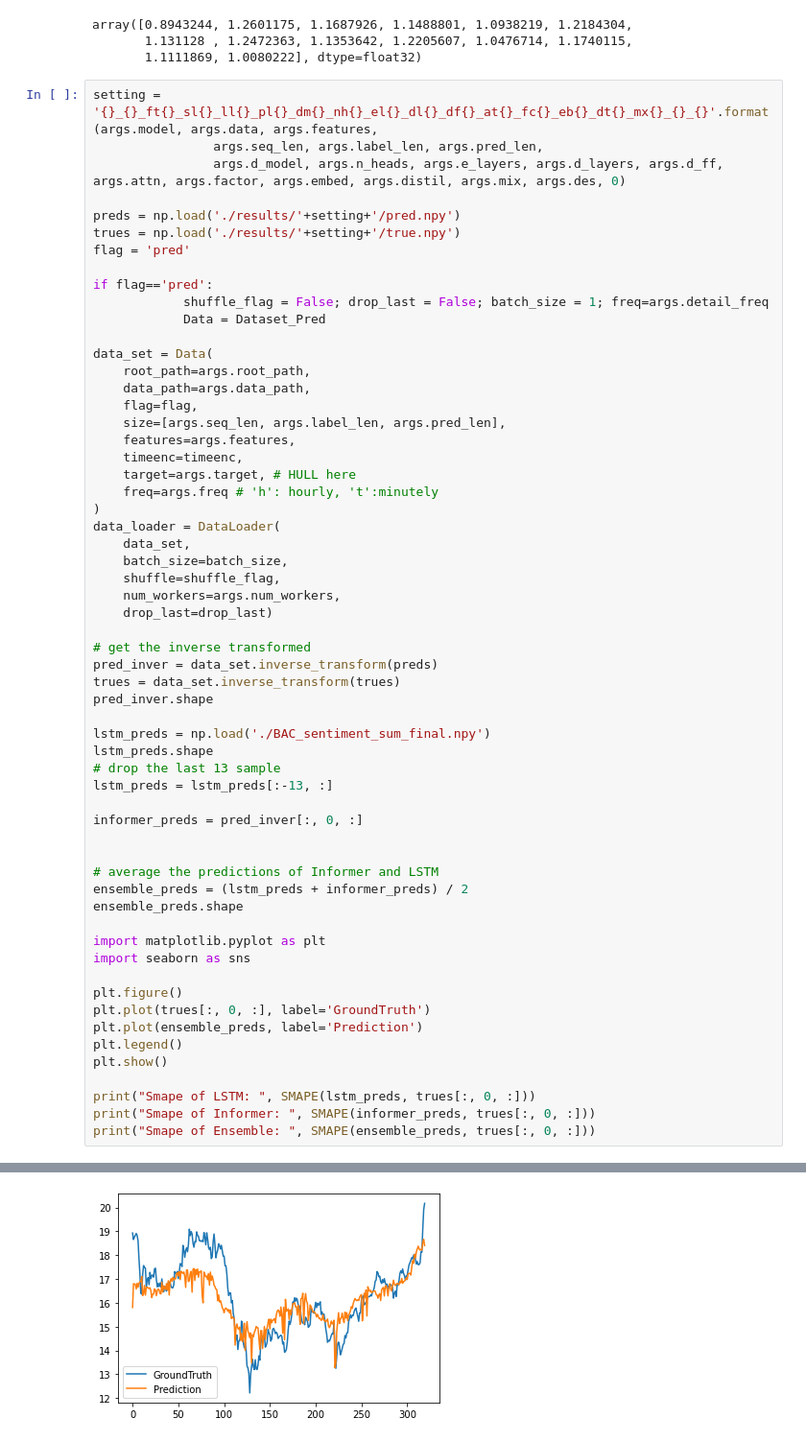
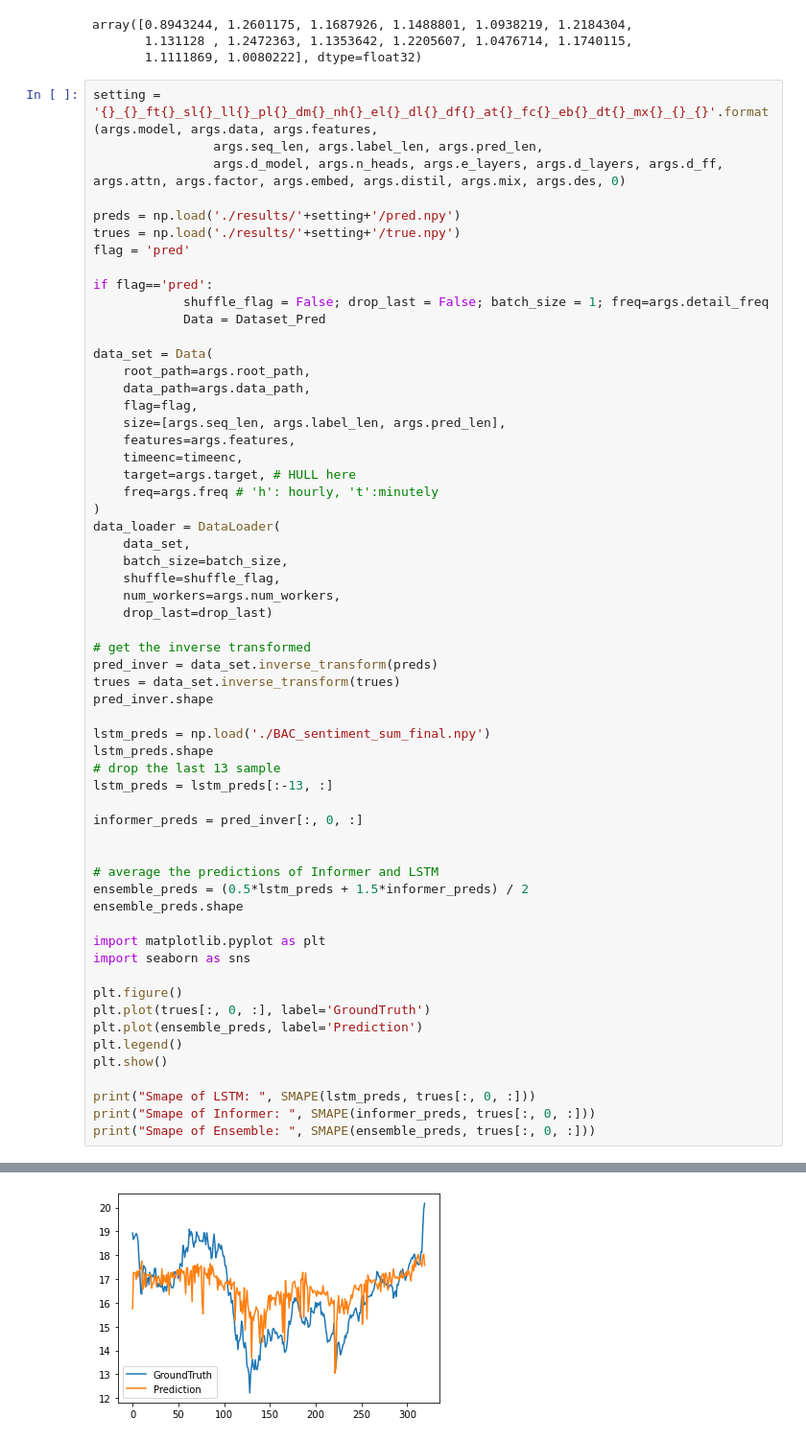
Before and after one commit to shanggao33/Data5703, a Jupyter notebook: Informer/bac_6col_new_sentiment@BAC_sentiment_sum_final/informer_bac_6col_new_sentiment.ipynb, the cells around one changed output, grey strips where cells are left out. Shown: that part at 96% size. Cells and saved outputs as stored; diff of their text form.

Commit message:
change ensemble method

```diff
--- a/Informer/bac_6col_new_sentiment@BAC_sentiment_sum_final/informer_bac_6col_new_sentiment.ipynb
+++ b/Informer/bac_6col_new_sentiment@BAC_sentiment_sum_final/informer_bac_6col_new_sentiment.ipynb
@@ -1900,34 +1900,34 @@ lstm_preds = np.load('./BAC_sentiment_sum_final.npy')
 lstm_preds.shape
 # drop the last 13 sample
 lstm_preds = lstm_preds[:-13, :]
 
 informer_preds = pred_inver[:, 0, :]
 
 
 # average the predictions of Informer and LSTM
-ensemble_preds = (lstm_preds + informer_preds) / 2
+ensemble_preds = (0.5*lstm_preds + 1.5*informer_preds) / 2
 ensemble_preds.shape
 
 import matplotlib.pyplot as plt
 import seaborn as sns
 
 plt.figure()
 plt.plot(trues[:, 0, :], label='GroundTruth')
 plt.plot(ensemble_preds, label='Prediction')
 plt.legend()
 plt.show()
 
 print("Smape of LSTM: ", SMAPE(lstm_preds, trues[:, 0, :]))
 print("Smape of Informer: ", SMAPE(informer_preds, trues[:, 0, :]))
 print("Smape of Ensemble: ", SMAPE(ensemble_preds, trues[:, 0, :]))
 # %% [output]
 1765
 270
 DatetimeIndex(['2016-12-30', '2017-01-02', '2017-01-03', '2017-01-04',
                '2017-01-05', '2017-01-06', '2017-01-09', '2017-01-10',
                '2017-01-11', '2017-01-12', '2017-01-13', '2017-01-16',
                '2017-01-17', '2017-01-18', '2017-01-19'],
               dtype='datetime64[ns]', freq='B')
-[figure, old version]
+[figure, new version]
 Smape of LSTM:  0.05476126853570538
 Smape of Informer:  0.05543040383810379
```
Also changed, not shown: parts of 1 cell of this notebook, 14 other files.
